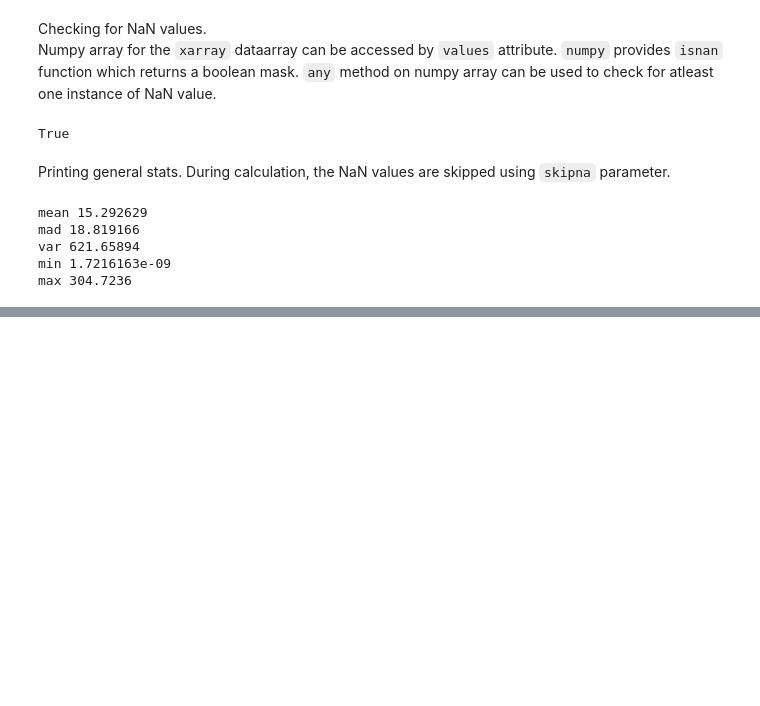
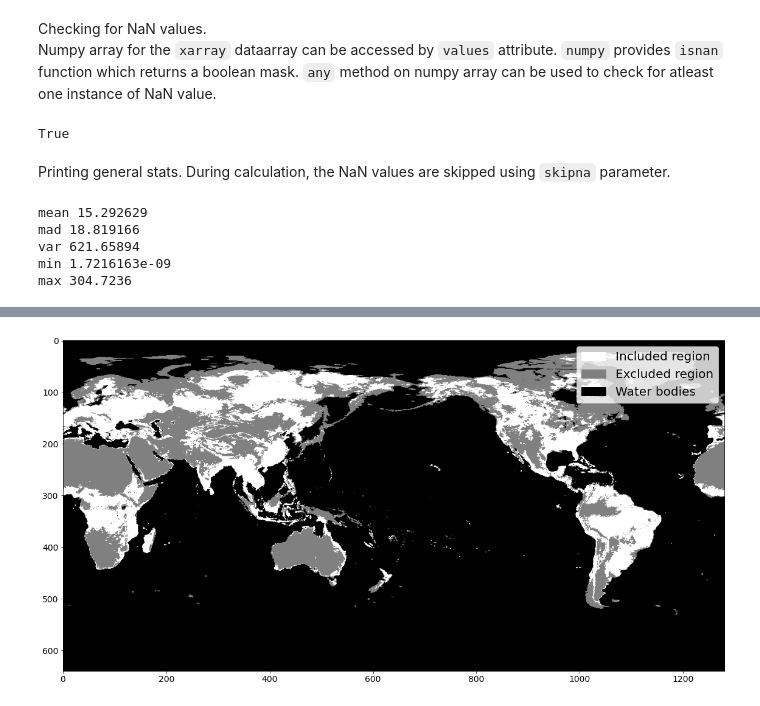
Before and after one commit to tejasvi/deepFWI, a Jupyter notebook: data/EDA/fwi_reanalysis.ipynb, the cells around one changed output, grey strips where cells are left out. Saved outputs shown, nothing was run; the diff lists cells and outputs as text; code cells hidden in the pictures; blank space fills up the shorter version.

```diff
--- a/data/EDA/fwi_reanalysis.ipynb
+++ b/data/EDA/fwi_reanalysis.ipynb
@@ -9,6 +9,8 @@ from glob import glob
 import xarray as xr
 import numpy as np
 from matplotlib import pyplot as plt
+plt.rcParams['figure.figsize'] = (20, 10)
+from skimage import filters
 # %% [markdown]
 # File sorting
 # %% [markdown]
@@ -74,4 +76,4 @@ def preprocess(d):
 # %% [markdown]
 Combining multiple files into single dataarray.
 # %%
-proc = xr.open_mfdataset(files, preprocess=preprocess, engine='h5netcdf')
+proc = xr.open_mfdataset(files, preprocess=preprocess, engine='h5netcdf').sortby("time")
@@ -155,0 +208,6 @@ max 304.7236
+# %%
+for i in range(366):
+    print(i, end=' ')
+    if (proc.fwi.values[0] == proc.fwi[275].values).all():
+        print("match")
+        break
@@ -155,0 +240,9 @@ max 304.7236
+# %%
+plt.imshow(week_long_fire.astype(float) + (~np.isnan(proc.fwi.values[0])).astype(float), cmap='gray')
+colors = ["white", "gray", "black"]
+lbl = ['Included region', 'Excluded region', 'Water bodies']
+patches = [ mpatches.Patch(color=colors[i], label=lbl[i]) for i in range(3) ]
+plt.legend(handles=patches, fontsize=20)
+plt.tick_params(labelsize=14)
+# %% [output]
+[figure, added]
```
Also changed, not shown: parts of 40 cells of this notebook, 1 other file.
